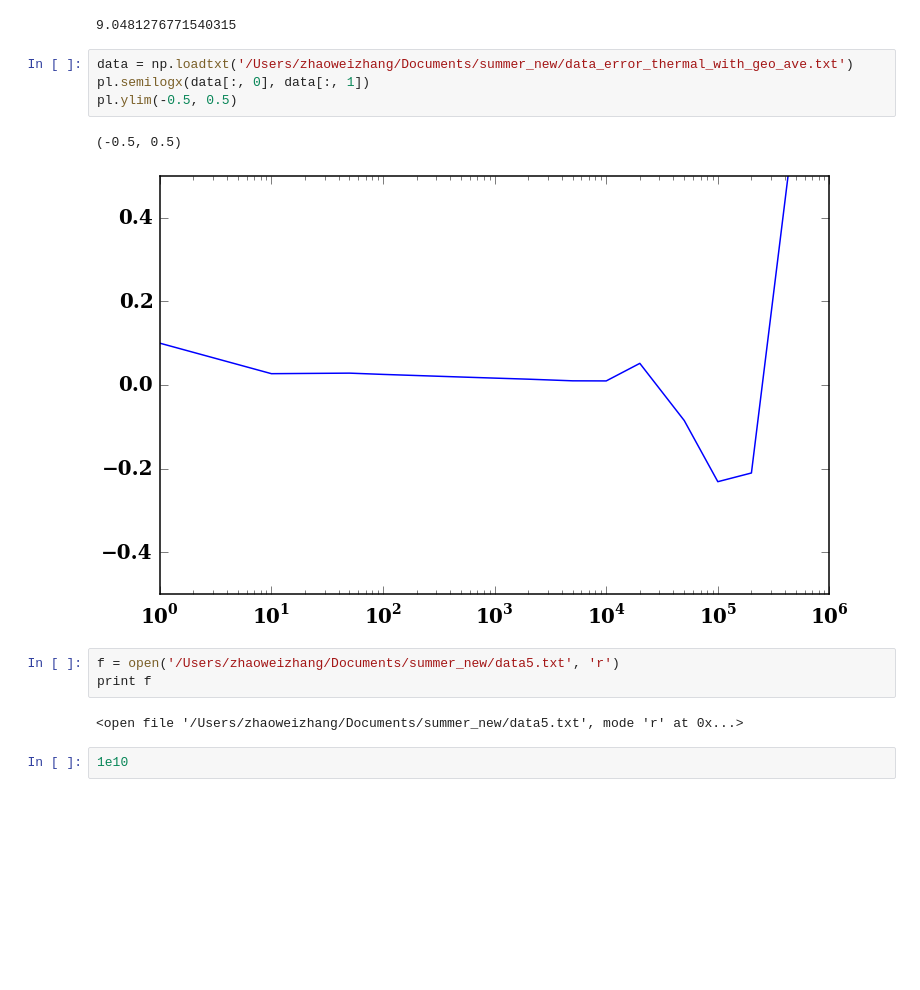
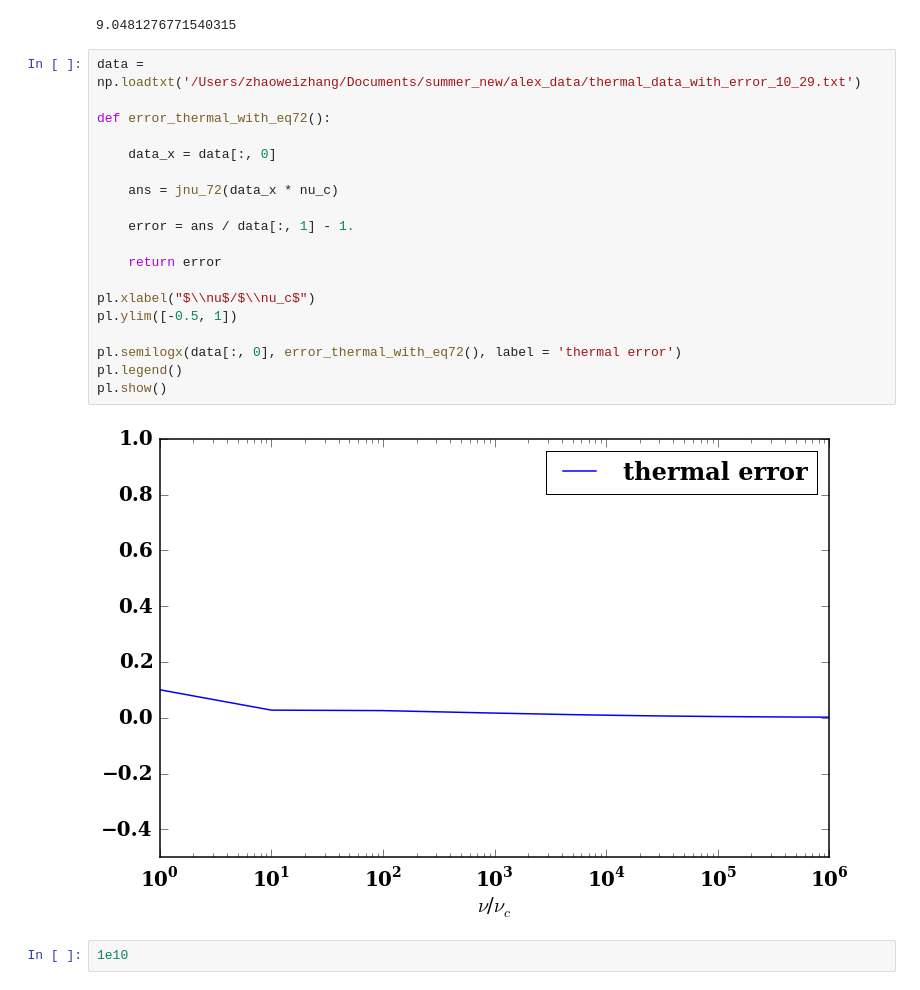
Before and after one commit to ZhaoweiZ/kappa_summer, a Jupyter notebook: thermal_dist.ipynb, the cells around one changed output. Drawn from its saved outputs; the diff is of its cells as text; blank space fills up the shorter version.

```diff
--- a/thermal_dist.ipynb
+++ b/thermal_dist.ipynb
@@ -256,18 +253,27 @@ n_max_sum = 30
 jnu_compare_62_vs_72(n_max_sum)
 # %% [output]
 9.0481276771540315
-# %%
-data = np.loadtxt('/Users/zhaoweizhang/Documents/summer_new/data_error_thermal_with_geo_ave.txt')
-pl.semilogx(data[:, 0], data[:, 1])
-pl.ylim(-0.5, 0.5)
-# %% [output]
-(-0.5, 0.5)
-[figure, removed]
-# %%
-f = open('/Users/zhaoweizhang/Documents/summer_new/data5.txt', 'r')
-print f
-# %% [output]
-<open file '/Users/zhaoweizhang/Documents/summer_new/data5.txt', mode 'r' at 0x...>
+# %%
+data = np.loadtxt('/Users/zhaoweizhang/Documents/summer_new/alex_data/thermal_data_with_error_10_29.txt')
+
+def error_thermal_with_eq72():
+
+    data_x = data[:, 0]
+
+    ans = jnu_72(data_x * nu_c)
+
+    error = ans / data[:, 1] - 1.
+
+    return error
+
+pl.xlabel("$\\nu$/$\\nu_c$")
+pl.ylim([-0.5, 1])
+
+pl.semilogx(data[:, 0], error_thermal_with_eq72(), label = 'thermal error')
+pl.legend()
+pl.show()
+# %% [output]
+[figure, added]
 # %%
 1e10
 # %% [output]
```
Also changed, not shown: parts of 3 cells of this notebook, 7 other files.
